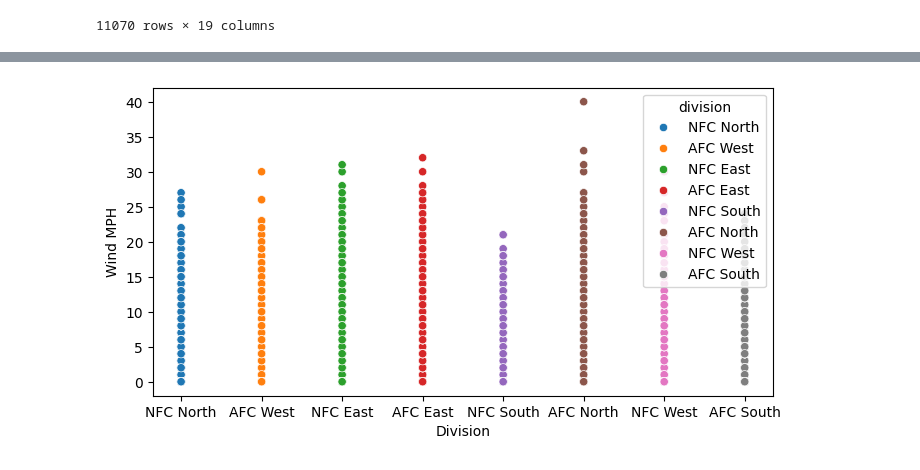
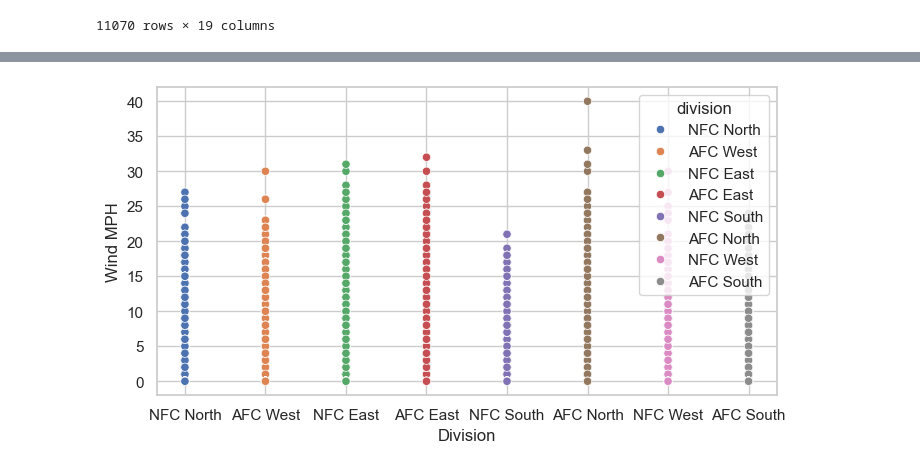
Before and after one commit to branson8815/ds_projects, a Jupyter notebook: nfl_1.ipynb, the cells around one changed output, grey strips where cells are left out. Saved outputs shown, nothing was run; the diff lists cells and outputs as text; code cells hidden in the pictures.

```diff
--- a/nfl_1.ipynb
+++ b/nfl_1.ipynb
@@ -117,9 +117,11 @@ See the caveats in the documentation: https://pandas.pydata.org/pandas-docs/stab
 | 13548 | 9/21/2023 | 2023 | 3 | False | San Francisco 49ers | 30.0 | 12.0 | ... |
 11070 rows × 19 columns
 # %%
-#comparng wind speeds across different divisions
+#comparing wind speeds across different divisions
+sns.set_theme(style="whitegrid")
 plt.figure(figsize=(8,4))
 sns.scatterplot(data = scores_1, x = 'division',  y = 'weather_wind_mph', hue = 'division')
 plt.xlabel('Division')
 plt.ylabel('Wind MPH')
+plt.show()
 # %% [output]
@@ -127 +129 @@ Text(0, 0.5, 'Wind MPH')
-[figure, old version]
+[figure, new version]
```
Also changed, not shown: parts of 10 cells of this notebook.
